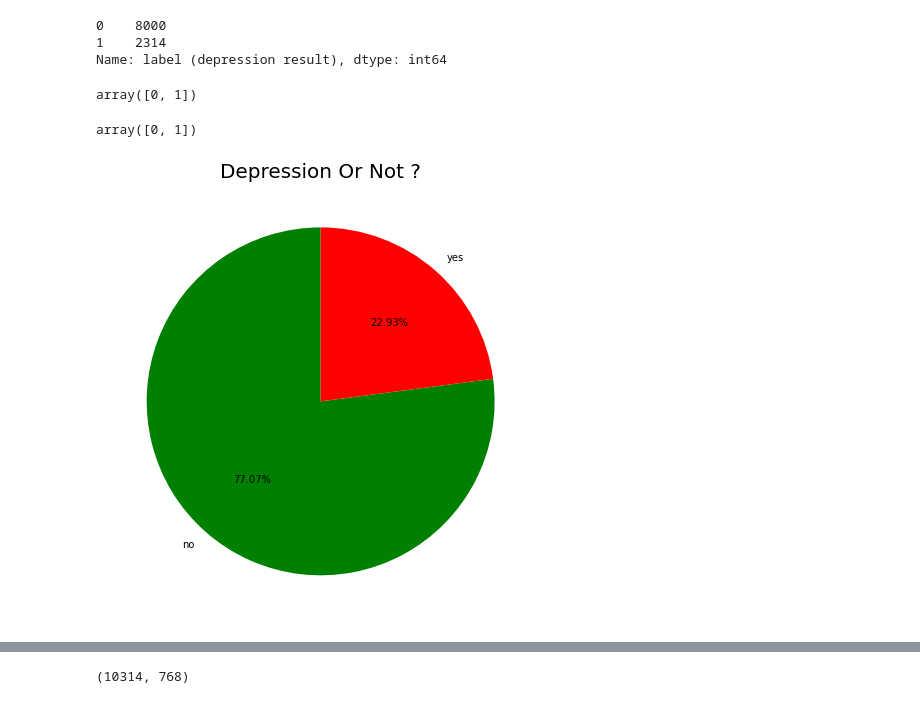
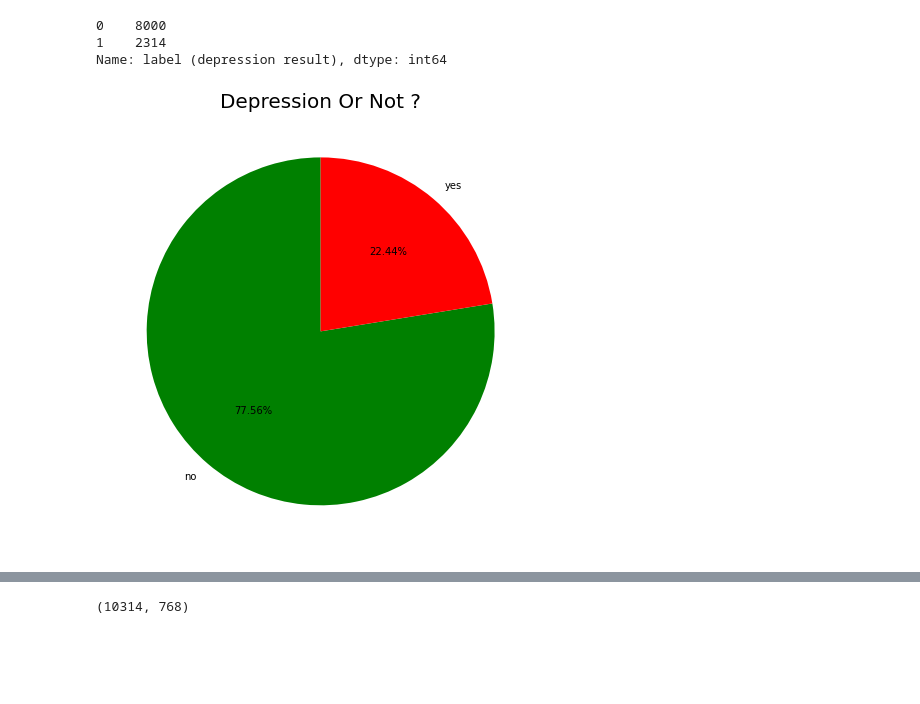
Before and after one commit to sumanta-barman/TechLabs_medicine, a Jupyter notebook: Depression_prediction_tweets.ipynb, the cells around one changed output, grey strips where cells are left out. Saved outputs shown, nothing was run; the diff lists cells and outputs as text; code cells hidden in the pictures; blank space fills up the shorter version.

```diff
--- a/Depression_prediction_tweets.ipynb
+++ b/Depression_prediction_tweets.ipynb
@@ -25,7 +25,9 @@ import seaborn as sns
 import pickle
 import warnings
 warnings.filterwarnings('ignore')
-df = pd.read_csv("sentiment_tweets1.csv")
+
+#Data Wrangling
+df = pd.read_csv("sentiment_tweets.csv")
 
 # preview the data
 df.head()
@@ -86,10 +88,3 @@ df['label (depression result)'].value_counts()
 0    8000
 1    2314
 Name: label (depression result), dtype: int64
-# %%
-
-
-
-df['label (depression result)'].value_counts().index.values
-# %% [output]
-array([0, 1])
@@ -100,16 +91,12 @@ array([0, 1])
-# %%
-train_data['label (depression result)'].value_counts().index.values
-# %% [output]
-array([0, 1])
 # %%
 
 
 plt.figure(figsize=(10,8))
-plt.pie(train_data['label (depression result)'].value_counts(),startangle=90,colors=['green', 'red'],
+plt.pie(df['label (depression result)'].value_counts(),startangle=90,colors=['green', 'red'],
         autopct='%0.2f%%',labels=['no','yes'])
 plt.title('Depression Or Not ?',fontdict={'size':20})
 plt.show()
 
 #['#06dddf','#000fbb'],
 # %% [output]
-[figure, old version]
+[figure, new version]
```
Also changed, not shown: parts of 43 cells of this notebook.
